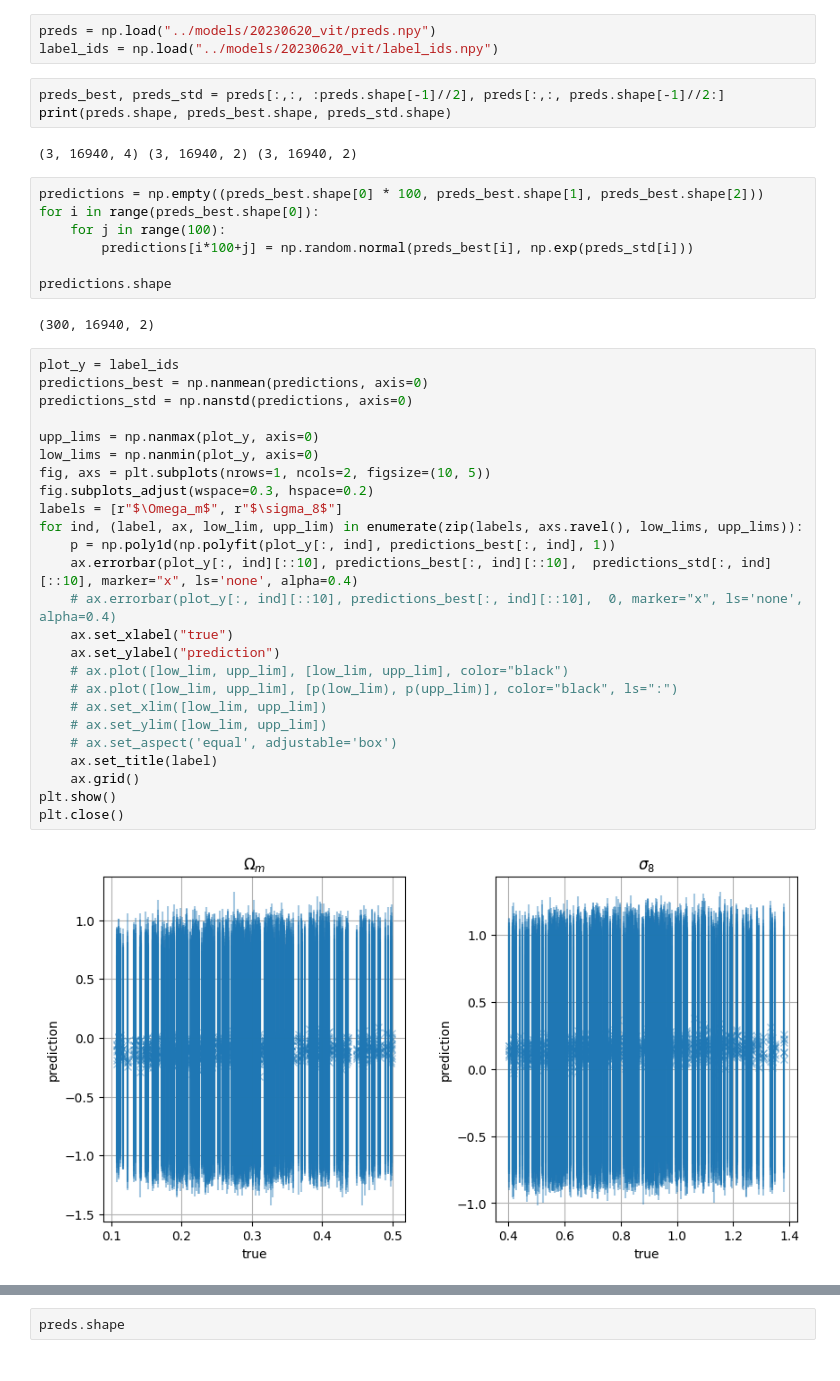
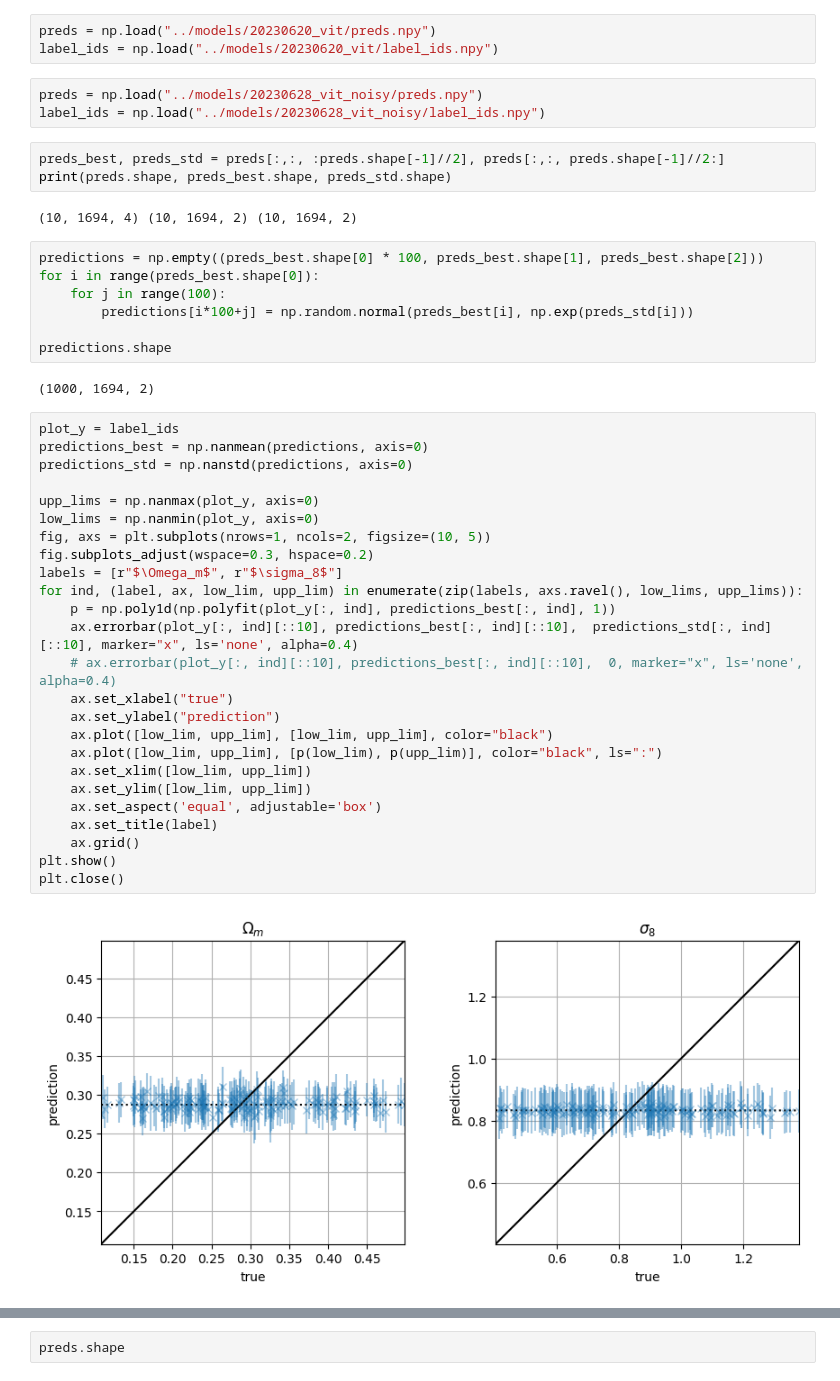
Before and after one commit to shubhagrawal30/ViT_weak_lensing, a Jupyter notebook: notebooks/nll_pred_plot.ipynb, the cells around one changed output, grey strips where cells are left out. Drawn from its saved outputs; the diff is of its cells as text.

Commit message:
add new noisy data

```diff
--- a/notebooks/nll_pred_plot.ipynb
+++ b/notebooks/nll_pred_plot.ipynb
@@ -6,11 +6,14 @@ from itertools import repeat
 # %%
 preds = np.load("../models/20230620_vit/preds.npy")
 label_ids = np.load("../models/20230620_vit/label_ids.npy")
+# %%
+preds = np.load("../models/20230628_vit_noisy/preds.npy")
+label_ids = np.load("../models/20230628_vit_noisy/label_ids.npy")
 # %%
 preds_best, preds_std = preds[:,:, :preds.shape[-1]//2], preds[:,:, preds.shape[-1]//2:]
 print(preds.shape, preds_best.shape, preds_std.shape)
 # %% [output]
-(3, 16940, 4) (3, 16940, 2) (3, 16940, 2)
+(10, 1694, 4) (10, 1694, 2) (10, 1694, 2)
 # %%
 predictions = np.empty((preds_best.shape[0] * 100, preds_best.shape[1], preds_best.shape[2]))
 for i in range(preds_best.shape[0]):
@@ -19,31 +22,31 @@ for i in range(preds_best.shape[0]):
 
 predictions.shape
 # %% [output]
-(300, 16940, 2)
+(1000, 1694, 2)
 # %%
 plot_y = label_ids
 predictions_best = np.nanmean(predictions, axis=0)
 predictions_std = np.nanstd(predictions, axis=0)
 
 upp_lims = np.nanmax(plot_y, axis=0)
 low_lims = np.nanmin(plot_y, axis=0)
 fig, axs = plt.subplots(nrows=1, ncols=2, figsize=(10, 5))
 fig.subplots_adjust(wspace=0.3, hspace=0.2)
 labels = [r"$\Omega_m$", r"$\sigma_8$"]
 for ind, (label, ax, low_lim, upp_lim) in enumerate(zip(labels, axs.ravel(), low_lims, upp_lims)):
     p = np.poly1d(np.polyfit(plot_y[:, ind], predictions_best[:, ind], 1))
     ax.errorbar(plot_y[:, ind][::10], predictions_best[:, ind][::10],  predictions_std[:, ind][::10], marker="x", ls='none', alpha=0.4)
     # ax.errorbar(plot_y[:, ind][::10], predictions_best[:, ind][::10],  0, marker="x", ls='none', alpha=0.4)
     ax.set_xlabel("true")
     ax.set_ylabel("prediction")
-    # ax.plot([low_lim, upp_lim], [low_lim, upp_lim], color="black")
-    # ax.plot([low_lim, upp_lim], [p(low_lim), p(upp_lim)], color="black", ls=":")
-    # ax.set_xlim([low_lim, upp_lim])
-    # ax.set_ylim([low_lim, upp_lim])
-    # ax.set_aspect('equal', adjustable='box')
+    ax.plot([low_lim, upp_lim], [low_lim, upp_lim], color="black")
+    ax.plot([low_lim, upp_lim], [p(low_lim), p(upp_lim)], color="black", ls=":")
+    ax.set_xlim([low_lim, upp_lim])
+    ax.set_ylim([low_lim, upp_lim])
+    ax.set_aspect('equal', adjustable='box')
     ax.set_title(label)
     ax.grid()
 plt.show()
 plt.close()
 # %% [output]
-[figure, old version]
+[figure, new version]
```
Also changed, not shown: parts of 4 cells of this notebook, 2 other files.
